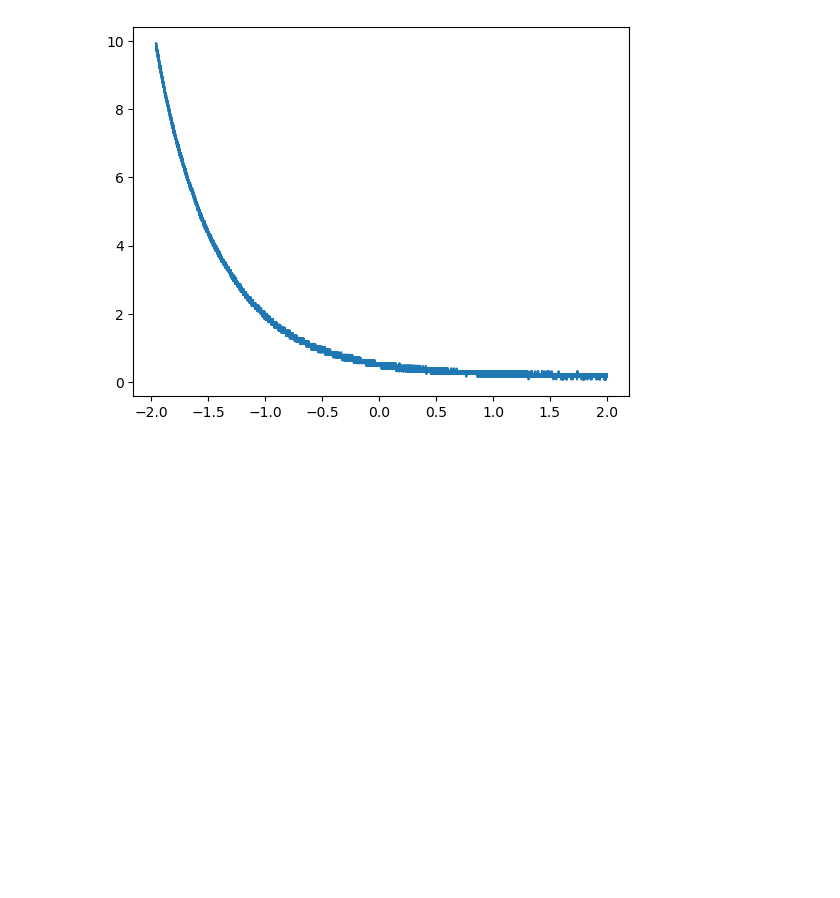
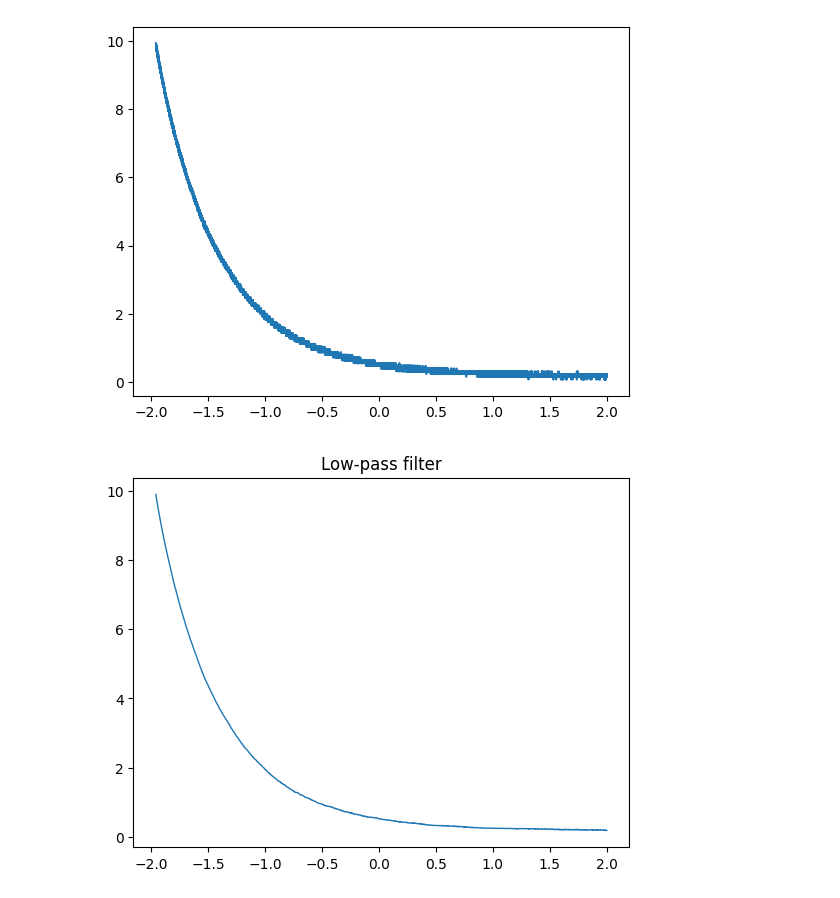
Before and after one commit to xingyzt/5bl, a Jupyter notebook: lab9/1a.ipynb, the cells around one changed output. Saved outputs shown, nothing was run; the diff lists cells and outputs as text; code cells hidden in the pictures; blank space fills up the shorter version.

```diff
--- a/lab9/1a.ipynb
+++ b/lab9/1a.ipynb
@@ -76,3 +78,13 @@ plt.plot(t, ch2)
+# %%
+sample_frequency = 2e8
+cutoff_frequency = 1e6
+b, a = signal.butter(1, 2*cutoff_frequency/sample_frequency)
+ch2 = signal.filtfilt(b, a, ch2_noisy)
+plt.plot(t, ch2, lw=1)
+plt.title("Low-pass filter")
+plt.show()
+# %% [output]
+[figure, added]
 # %%
 model = lambda t, A, RC, z: A * np.exp(-t/RC) + z
 [A_model, RC_model, z_model], cov = sp.optimize.curve_fit(model, t, ch2)
```
Also changed, not shown: parts of 11 cells of this notebook, 3 other files.
